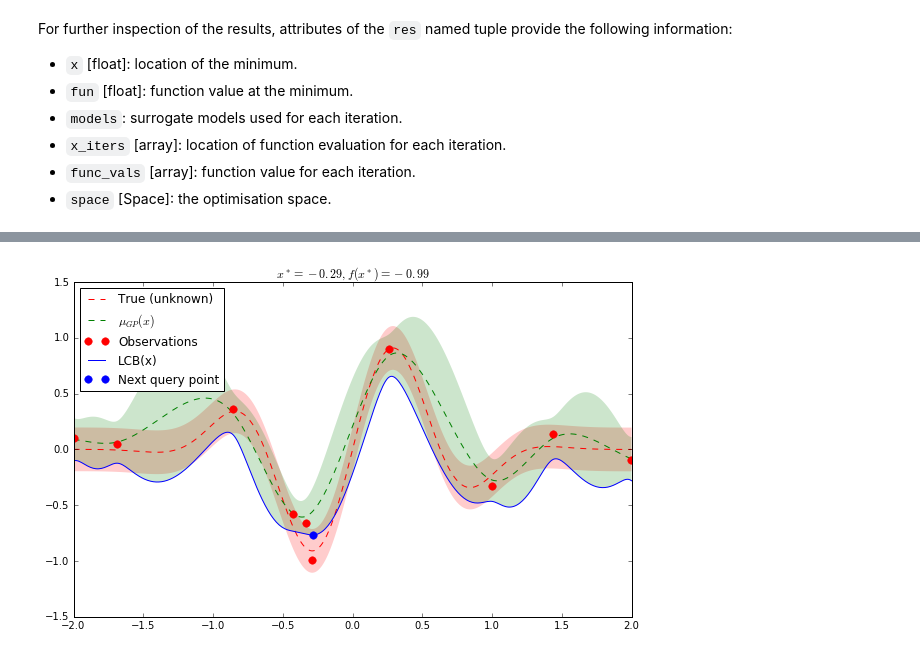
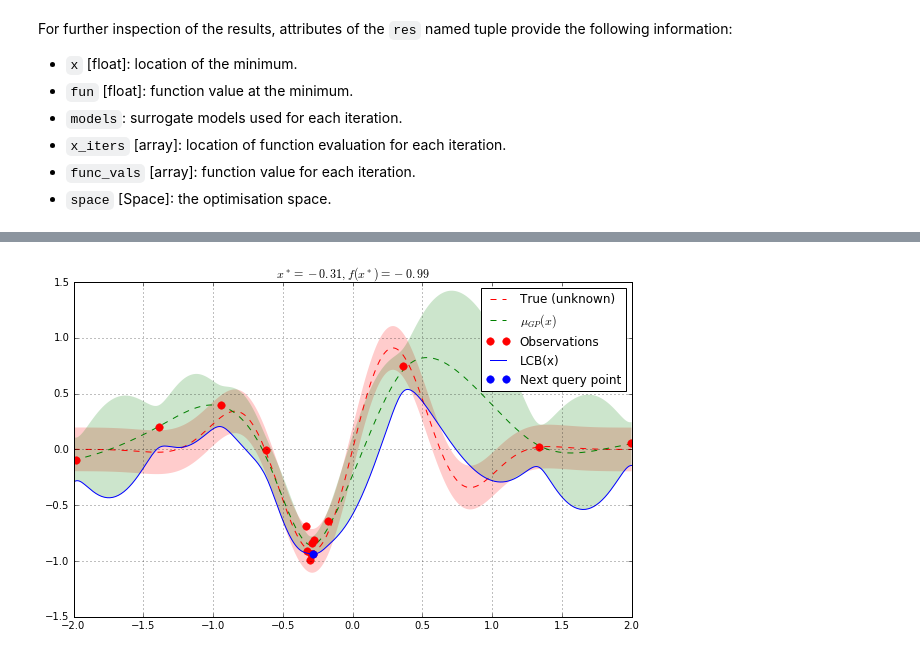
Before and after one commit to scikit-optimize/scikit-optimize, a Jupyter notebook: examples/bayesian-optimisation.ipynb, the cells around one changed output, grey strips where cells are left out. Drawn from its saved outputs; the diff is of its cells as text; code cells hidden in the pictures.

```diff
--- a/examples/bayesian-optimisation.ipynb
+++ b/examples/bayesian-optimisation.ipynb
@@ -87,9 +85,9 @@ res = gp_minimize(f,                  # the function to minimize
                   [(-2.0, 2.0)],      # the bounds on each dimension of x
                   acq="LCB",          # the acquisition function (optional)
                   base_estimator=gp,  # a GP estimator (optional)
-                  maxiter=10,         # the number of evaluations of f
+                  maxiter=15,         # the number of evaluations of f
                   n_start=1,          # the number of random evaluations at initialization
-                  random_state=1)
+                  random_state=777)
 # %% [markdown]
 Accordingly, the approximated minimum is found to be:
 # %%
@@ -131,42 +134,40 @@ Together these attributes can be used to visually inspect the results of the min
 # %%
 from skopt.acquisition import gaussian_lcb
 
-def plot_results(f, noise_level, res):
-    # Plot f(x) + contours
-    x = np.linspace(-2, 2, 400).reshape(-1, 1)
-    fx = [f(x_i, noise_level=0.0) for x_i in x]
-    plt.plot(x, fx, "r--", label="True (unknown)")
-    plt.fill(np.concatenate([x, x[::-1]]),
-             np.concatenate(([fx_i - 1.9600 * noise_level for fx_i in fx],
-                             [fx_i + 1.9600 * noise_level for fx_i in fx[::-1]])),
-             alpha=.2, fc="r", ec="None")
+# Plot f(x) + contours
+x = np.linspace(-2, 2, 400).reshape(-1, 1)
+fx = [f(x_i, noise_level=0.0) for x_i in x]
+plt.plot(x, fx, "r--", label="True (unknown)")
+plt.fill(np.concatenate([x, x[::-1]]),
+         np.concatenate(([fx_i - 1.9600 * noise_level for fx_i in fx],
+                         [fx_i + 1.9600 * noise_level for fx_i in fx[::-1]])),
+         alpha=.2, fc="r", ec="None")
 
-    # Plot GP(x) + concours
-    gp = res.models[-1]
-    y_pred, sigma = gp.predict(x, return_std=True)
+# Plot GP(x) + concours
+gp = res.models[-1]
+y_pred, sigma = gp.predict(x, return_std=True)
 
-    plt.plot(x, y_pred, "g--", label=r"$\mu_{GP}(x)$")
-    plt.fill(np.concatenate([x, x[::-1]]),
-             np.concatenate([y_pred - 1.9600 * sigma,
-                             (y_pred + 1.9600 * sigma)[::-1]]),
-             alpha=.2, fc="g", ec="None")
+plt.plot(x, y_pred, "g--", label=r"$\mu_{GP}(x)$")
+plt.fill(np.concatenate([x, x[::-1]]),
+         np.concatenate([y_pred - 1.9600 * sigma,
+                         (y_pred + 1.9600 * sigma)[::-1]]),
+         alpha=.2, fc="g", ec="None")
 
-    # Plot sampled points
-    plt.plot(res.x_iters,
-             res.func_vals,
-             "r.", markersize=15, label="Observations")
+# Plot sampled points
+plt.plot(res.x_iters,
+         res.func_vals,
+         "r.", markersize=15, label="Observations")
 
-    # Plot LCB(x) + next query point
-    acq = gaussian_lcb(x, gp)
-    plt.plot(x, gaussian_lcb(x, gp), "b", label="LCB(x)")
-    next_x = np.argmin(acq)
-    plt.plot([x[next_x]], [acq[next_x]], "b.", markersize=15, label="Next query point")
+# Plot LCB(x) + next query point
+acq = gaussian_lcb(x, gp)
+plt.plot(x, gaussian_lcb(x, gp), "b", label="LCB(x)")
+next_x = np.argmin(acq)
+plt.plot([x[next_x]], [acq[next_x]], "b.", markersize=15, label="Next query point")
 
-    plt.title(r"$x^* = %.2f, f(x^*) = %.2f$" % (res.x, res.fun))
-    plt.legend(loc="best")
+plt.title(r"$x^* = %.2f, f(x^*) = %.2f$" % (res.x, res.fun))
+plt.legend(loc="best")
+plt.grid()
 
-    plt.show()
-
-plot_results(f, noise_level, res=res)
+plt.show()
 # %% [output]
-[figure, old version]
+[figure, new version]
```
Also changed, not shown: parts of 5 cells of this notebook, 5 other files.
